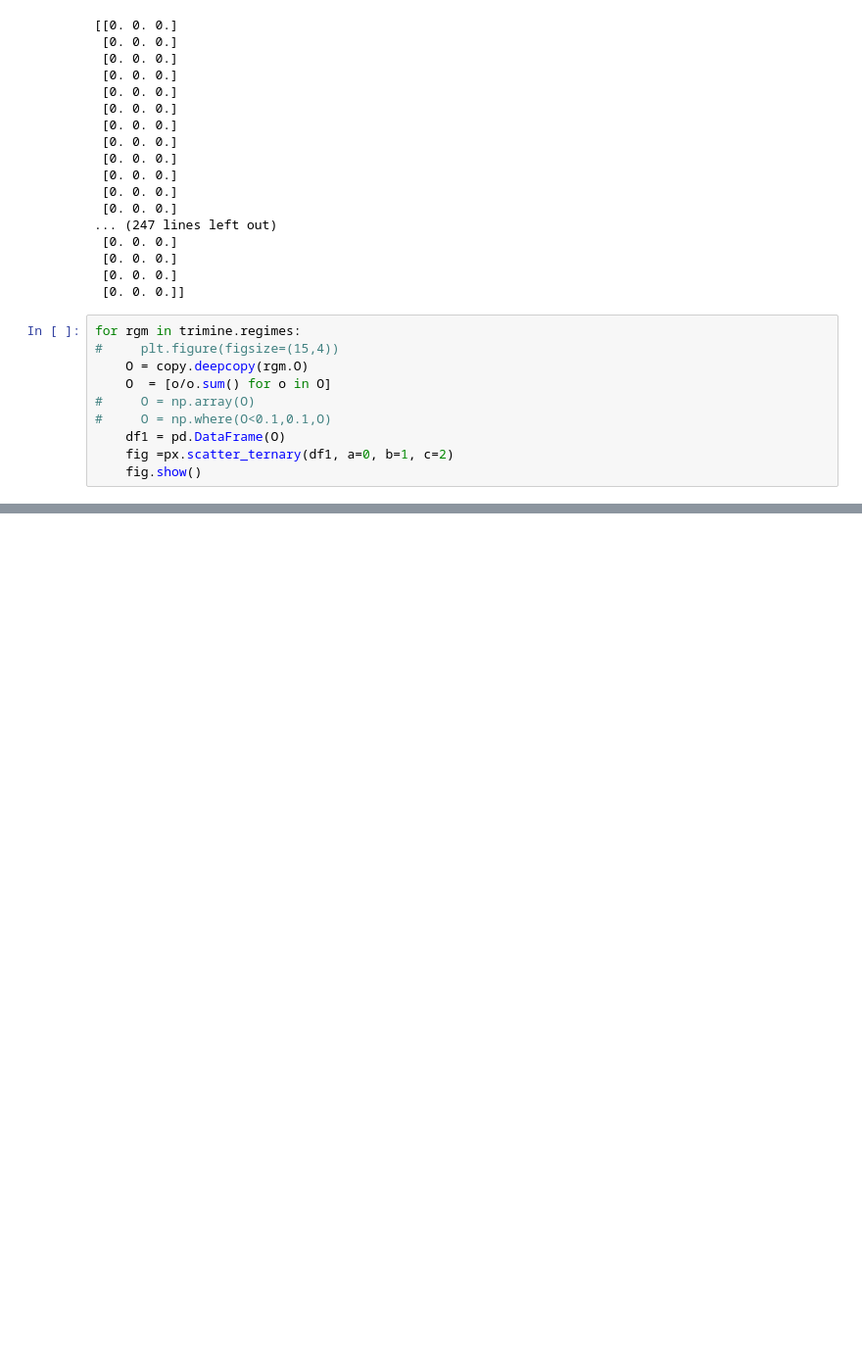
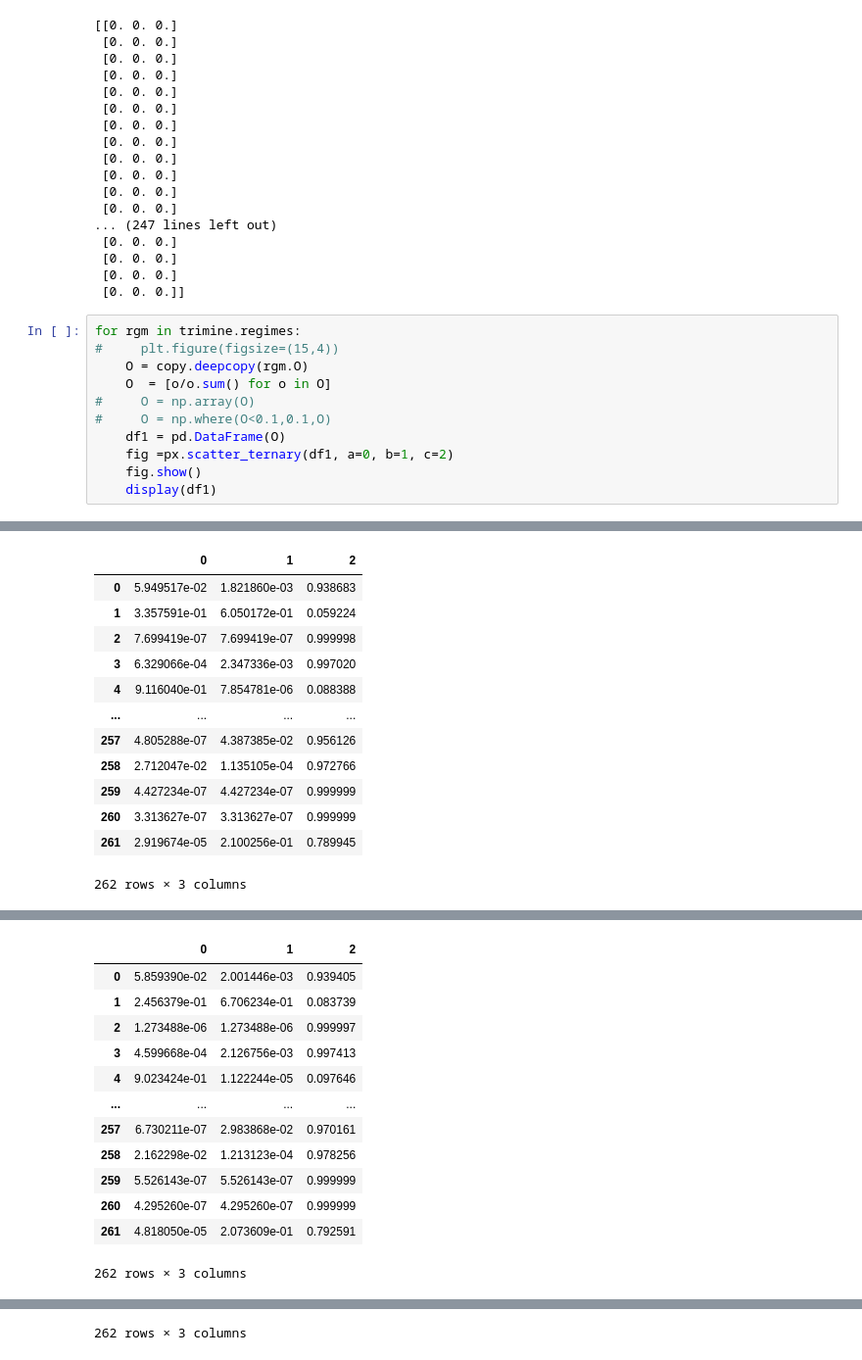
Before and after one commit to kotaNakm/trimine, a Jupyter notebook: viz.ipynb, the cells around one changed output, grey strips where cells are left out. Shown at 98% size. Saved outputs shown, nothing was run; the diff lists cells and outputs as text; blank space fills up the shorter version.

```diff
--- a/viz.ipynb
+++ b/viz.ipynb
@@ -370,14 +370,41 @@ print(diff)
 # %%
 for rgm in trimine.regimes:
 #     plt.figure(figsize=(15,4))
     O = copy.deepcopy(rgm.O)
     O  = [o/o.sum() for o in O]
 #     O = np.array(O)
 #     O = np.where(O<0.1,0.1,O)
     df1 = pd.DataFrame(O)
     fig =px.scatter_ternary(df1, a=0, b=1, c=2)
     fig.show()
+    display(df1)
 # %% [output]
 [interactive output not drawn]
+|  | 0 | 1 | 2 |
+| 0 | 5.949517e-02 | 1.821860e-03 | 0.938683 |
+| 1 | 3.357591e-01 | 6.050172e-01 | 0.059224 |
+| 2 | 7.699419e-07 | 7.699419e-07 | 0.999998 |
+| 3 | 6.329066e-04 | 2.347336e-03 | 0.997020 |
+| 4 | 9.116040e-01 | 7.854781e-06 | 0.088388 |
+| ... | ... | ... | ... |
+| 257 | 4.805288e-07 | 4.387385e-02 | 0.956126 |
+| 258 | 2.712047e-02 | 1.135105e-04 | 0.972766 |
+| 259 | 4.427234e-07 | 4.427234e-07 | 0.999999 |
+| 260 | 3.313627e-07 | 3.313627e-07 | 0.999999 |
+| 261 | 2.919674e-05 | 2.100256e-01 | 0.789945 |
+262 rows × 3 columns
 [interactive output not drawn]
+|  | 0 | 1 | 2 |
+| 0 | 5.859390e-02 | 2.001446e-03 | 0.939405 |
+| 1 | 2.456379e-01 | 6.706234e-01 | 0.083739 |
+| 2 | 1.273488e-06 | 1.273488e-06 | 0.999997 |
+| 3 | 4.599668e-04 | 2.126756e-03 | 0.997413 |
+| 4 | 9.023424e-01 | 1.122244e-05 | 0.097646 |
+| ... | ... | ... | ... |
+| 257 | 6.730211e-07 | 2.983868e-02 | 0.970161 |
+| 258 | 2.162298e-02 | 1.213123e-04 | 0.978256 |
+| 259 | 5.526143e-07 | 5.526143e-07 | 0.999999 |
+| 260 | 4.295260e-07 | 4.295260e-07 | 0.999999 |
+| 261 | 4.818050e-05 | 2.073609e-01 | 0.792591 |
+262 rows × 3 columns
 [interactive output not drawn]
@@ -383,0 +423 @@ for rgm in trimine.regimes:
+262 rows × 3 columns
```
Also changed, not shown: parts of 1 cell of this notebook.
